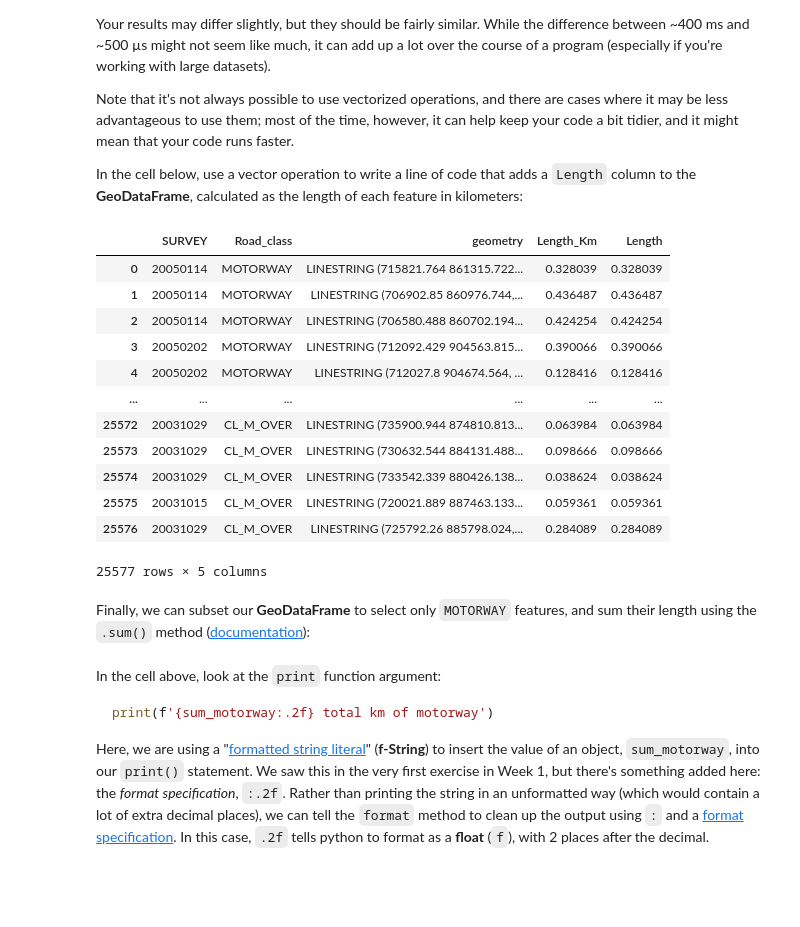
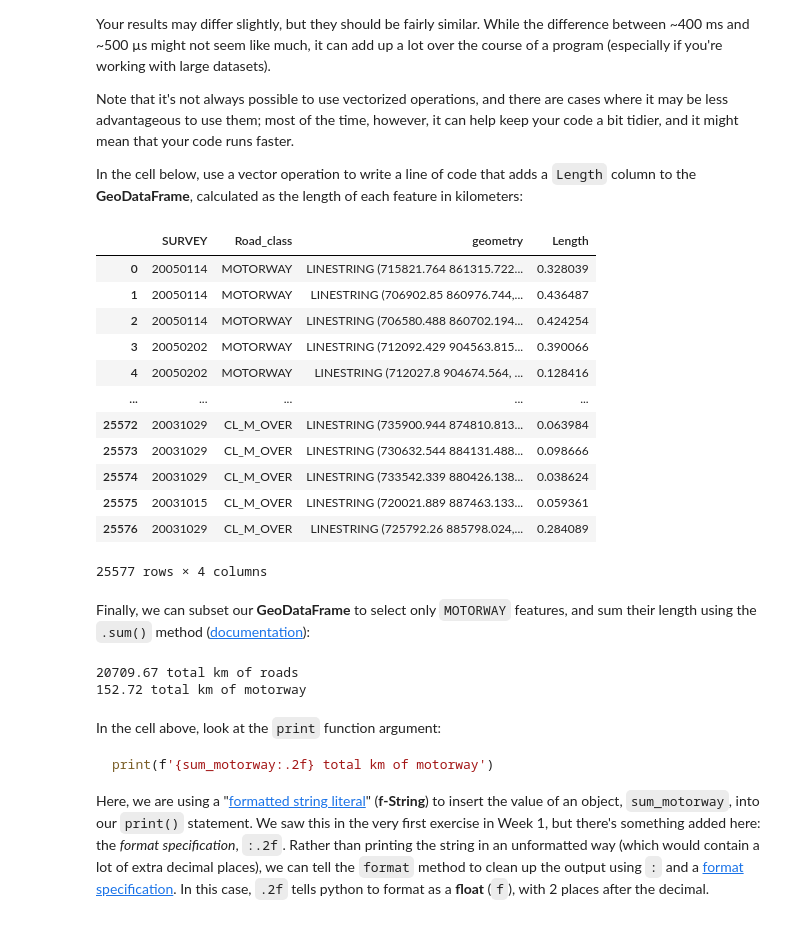
Before and after one commit to EJHolt-Study/egm722, a Jupyter notebook: Week3/VectorData.ipynb, the cells around one changed output. Cells and saved outputs as stored; diff of their text form; code cells hidden in the pictures; blank space fills up the shorter version.

```diff
--- a/Week3/VectorData.ipynb
+++ b/Week3/VectorData.ipynb
@@ -523,24 +523,24 @@ Note that it's not always possible to use vectorized operations, and there are c
 
 In the cell below, use a vector operation to write a line of code that adds a `Length` column to the **GeoDataFrame**, calculated as the length of each feature in kilometers:
 # %%
-roads_itm.drop(columns=['Length_Km'])
+roads_itm = roads_itm.drop(columns=['Length_Km'])
 #roads_itm['Length'] = roads_itm['geometry'].length / 1000 # Adding Length in Kms column to GeoDataFrame
 #roads_itm.head() # Show head for conformation
 roads_itm
 # %% [output]
-|  | SURVEY | Road_class | geometry | Length_Km | Length |
-| 0 | 20050114 | MOTORWAY | LINESTRING (715821.764 861315.722... | 0.328039 | 0.328039 |
-| 1 | 20050114 | MOTORWAY | LINESTRING (706902.85 860976.744,... | 0.436487 | 0.436487 |
-| 2 | 20050114 | MOTORWAY | LINESTRING (706580.488 860702.194... | 0.424254 | 0.424254 |
-| 3 | 20050202 | MOTORWAY | LINESTRING (712092.429 904563.815... | 0.390066 | 0.390066 |
-| 4 | 20050202 | MOTORWAY | LINESTRING (712027.8 904674.564, ... | 0.128416 | 0.128416 |
-| ... | ... | ... | ... | ... | ... |
-| 25572 | 20031029 | CL_M_OVER | LINESTRING (735900.944 874810.813... | 0.063984 | 0.063984 |
-| 25573 | 20031029 | CL_M_OVER | LINESTRING (730632.544 884131.488... | 0.098666 | 0.098666 |
-| 25574 | 20031029 | CL_M_OVER | LINESTRING (733542.339 880426.138... | 0.038624 | 0.038624 |
-| 25575 | 20031015 | CL_M_OVER | LINESTRING (720021.889 887463.133... | 0.059361 | 0.059361 |
-| 25576 | 20031029 | CL_M_OVER | LINESTRING (725792.26 885798.024,... | 0.284089 | 0.284089 |
+|  | SURVEY | Road_class | geometry | Length |
+| 0 | 20050114 | MOTORWAY | LINESTRING (715821.764 861315.722... | 0.328039 |
+| 1 | 20050114 | MOTORWAY | LINESTRING (706902.85 860976.744,... | 0.436487 |
+| 2 | 20050114 | MOTORWAY | LINESTRING (706580.488 860702.194... | 0.424254 |
+| 3 | 20050202 | MOTORWAY | LINESTRING (712092.429 904563.815... | 0.390066 |
+| 4 | 20050202 | MOTORWAY | LINESTRING (712027.8 904674.564, ... | 0.128416 |
+| ... | ... | ... | ... | ... |
+| 25572 | 20031029 | CL_M_OVER | LINESTRING (735900.944 874810.813... | 0.063984 |
+| 25573 | 20031029 | CL_M_OVER | LINESTRING (730632.544 884131.488... | 0.098666 |
+| 25574 | 20031029 | CL_M_OVER | LINESTRING (733542.339 880426.138... | 0.038624 |
+| 25575 | 20031015 | CL_M_OVER | LINESTRING (720021.889 887463.133... | 0.059361 |
+| 25576 | 20031029 | CL_M_OVER | LINESTRING (725792.26 885798.024,... | 0.284089 |
-25577 rows × 5 columns
+25577 rows × 4 columns
 # %% [markdown]
 Finally, we can subset our **GeoDataFrame** to select only `MOTORWAY` features, and sum their length using the `.sum()` method ([documentation](https://pandas.pydata.org/pandas-docs/stable/reference/api/pandas.Series.sum.html)):
 # %%
@@ -548,6 +548,9 @@ sum_roads = roads_itm['Length'].sum()
 sum_motorway = roads_itm[roads_itm['Road_class'] == 'MOTORWAY']['Length'].sum()
 print(f'{sum_roads:.2f} total km of roads')
 print(f'{sum_motorway:.2f} total km of motorway')
+# %% [output]
+20709.67 total km of roads
+152.72 total km of motorway
 # %% [markdown]
 In the cell above, look at the `print` function argument:
 
```
Also changed, not shown: parts of 10 cells of this notebook.
